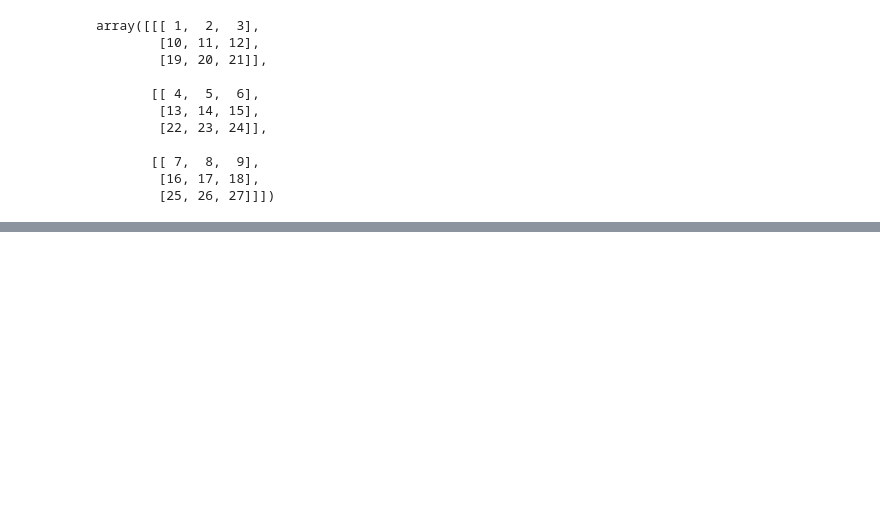
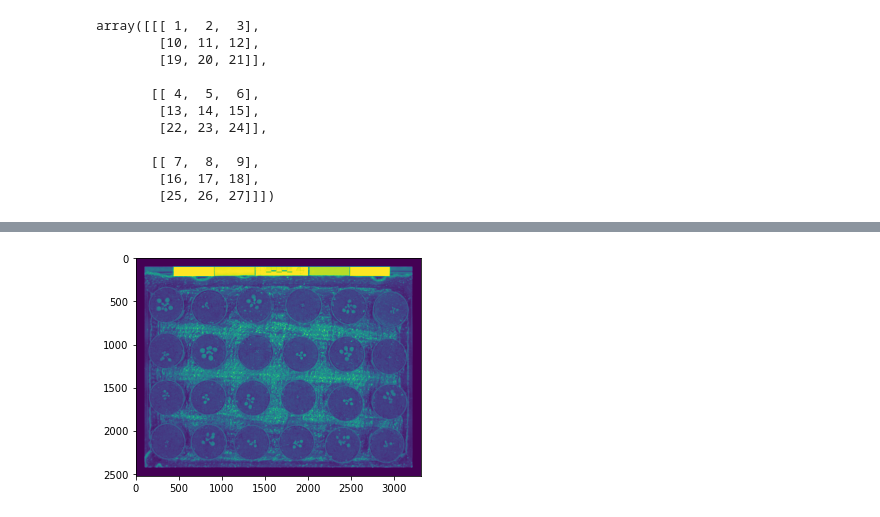
Before and after one commit to heitorc62/Estudos-Processamento-de-Imagens, a Jupyter notebook: Testes_Com_Python/ProcessandoImagensNumpy.ipynb, the cells around one changed output, grey strips where cells are left out. Cells and saved outputs as stored; diff of their text form; code cells hidden in the pictures; blank space fills up the shorter version.

```diff
--- a/Testes_Com_Python/ProcessandoImagensNumpy.ipynb
+++ b/Testes_Com_Python/ProcessandoImagensNumpy.ipynb
@@ -142,0 +179,9 @@ array([[[ 1,  2,  3],
+# %%
+img_grey = np.mean(img, axis=2)  # Fazemos isso para deixar a imagem em 2 dimensões
+# Obtendo a média dos canais R, G, B transformamos a imagem em escala de cinza.
+# axis=2 pois é a dimensão do RGB.
+img0 = img_grey.copy()
+img0 = np.pad(img0, ((100,100),(100,100)), mode='constant')
+_ = plt.imshow(img0)
+# %% [output]
+[figure, added]
```
Also changed, not shown: parts of 9 cells of this notebook.
